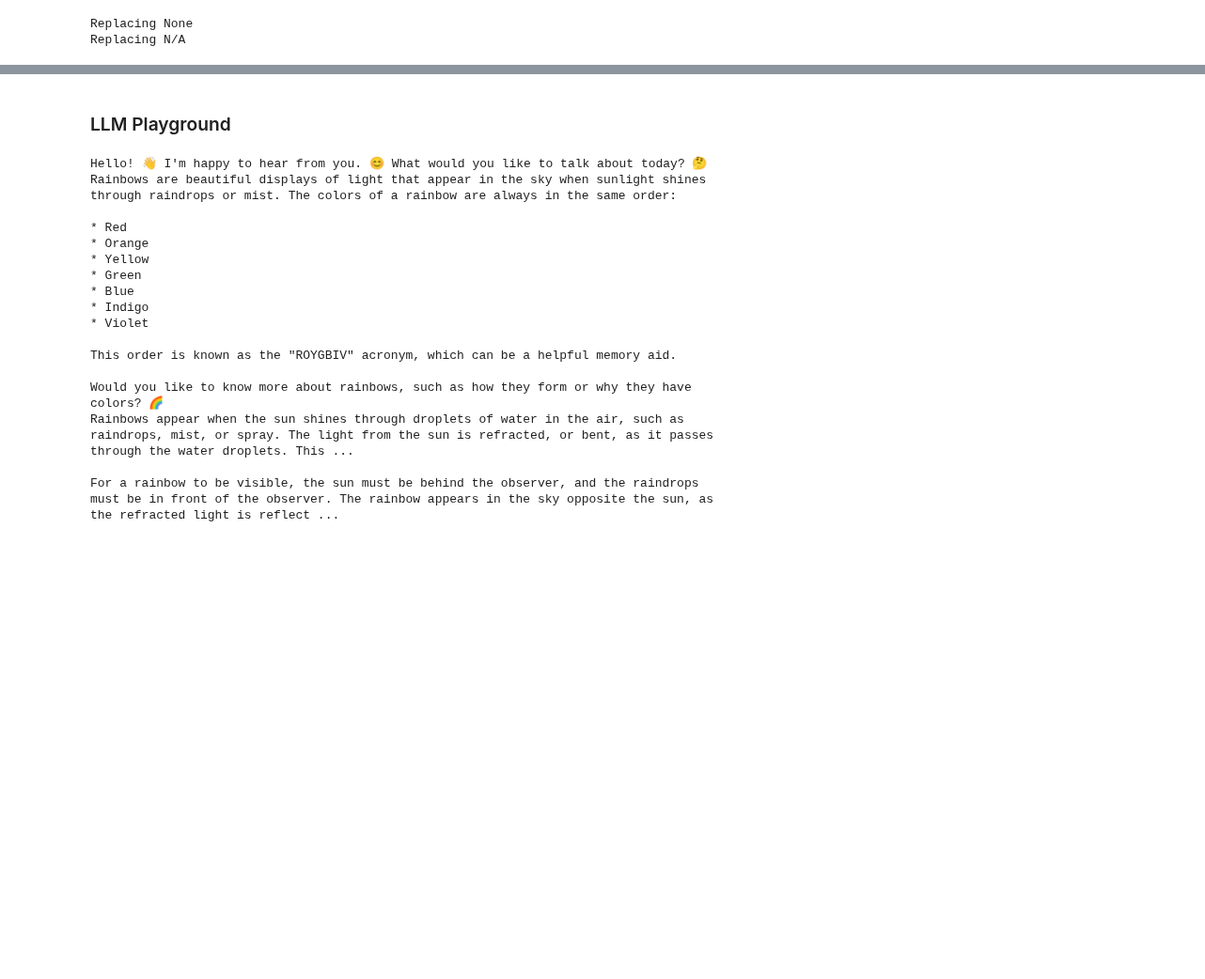
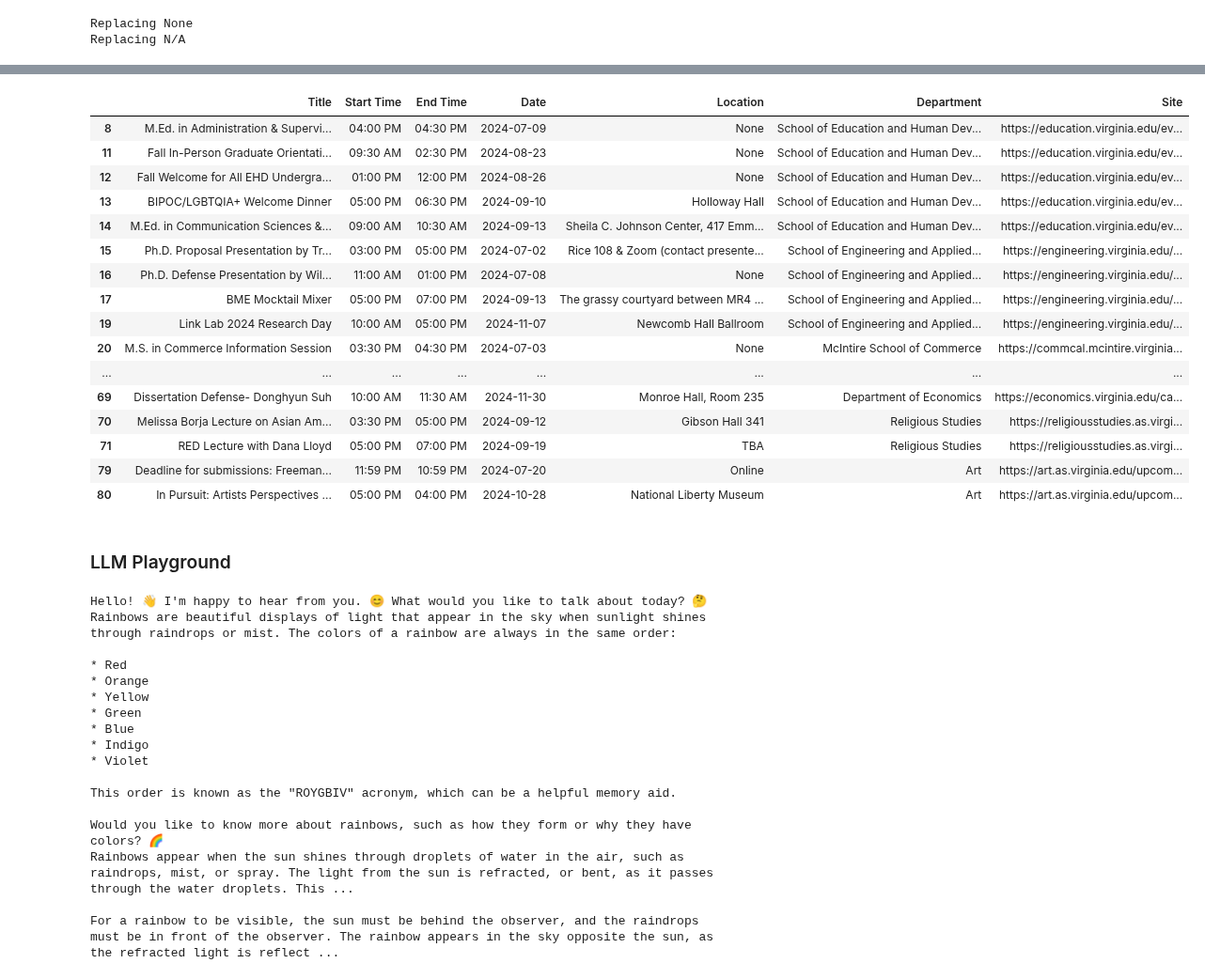
Before and after one commit to alzox/html2ai2json, a Jupyter notebook: pipeline_development.ipynb, the cells around one changed output, grey strips where cells are left out. Shown at 94% size. Cells and saved outputs as stored; diff of their text form; code cells hidden in the pictures; blank space fills up the shorter version.

```diff
--- a/pipeline_development.ipynb
+++ b/pipeline_development.ipynb
@@ -563,3 +594,23 @@ plt.hlines(10, -.5, 5, colors='r')
+# %%
+all_events_df
+# %% [output]
+|  | Title | Start Time | End Time | Date | Location | Department | Site |
+| 8 | M.Ed. in Administration & Supervi... | 04:00 PM | 04:30 PM | 2024-07-09 | None | School of Education and Human Dev... | https://education.virginia.edu/ev... |
+| 11 | Fall In-Person Graduate Orientati... | 09:30 AM | 02:30 PM | 2024-08-23 | None | School of Education and Human Dev... | https://education.virginia.edu/ev... |
+| 12 | Fall Welcome for All EHD Undergra... | 01:00 PM | 12:00 PM | 2024-08-26 | None | School of Education and Human Dev... | https://education.virginia.edu/ev... |
+| 13 | BIPOC/LGBTQIA+ Welcome Dinner | 05:00 PM | 06:30 PM | 2024-09-10 | Holloway Hall | School of Education and Human Dev... | https://education.virginia.edu/ev... |
+| 14 | M.Ed. in Communication Sciences &... | 09:00 AM | 10:30 AM | 2024-09-13 | Sheila C. Johnson Center, 417 Emm... | School of Education and Human Dev... | https://education.virginia.edu/ev... |
+| 15 | Ph.D. Proposal Presentation by Tr... | 03:00 PM | 05:00 PM | 2024-07-02 | Rice 108 & Zoom (contact presente... | School of Engineering and Applied... | https://engineering.virginia.edu/... |
+| 16 | Ph.D. Defense Presentation by Wil... | 11:00 AM | 01:00 PM | 2024-07-08 | None | School of Engineering and Applied... | https://engineering.virginia.edu/... |
+| 17 | BME Mocktail Mixer | 05:00 PM | 07:00 PM | 2024-09-13 | The grassy courtyard between MR4 ... | School of Engineering and Applied... | https://engineering.virginia.edu/... |
+| 19 | Link Lab 2024 Research Day | 10:00 AM | 05:00 PM | 2024-11-07 | Newcomb Hall Ballroom | School of Engineering and Applied... | https://engineering.virginia.edu/... |
+| 20 | M.S. in Commerce Information Session | 03:30 PM | 04:30 PM | 2024-07-03 | None | McIntire School of Commerce | https://commcal.mcintire.virginia... |
+| ... | ... | ... | ... | ... | ... | ... | ... |
+| 69 | Dissertation Defense- Donghyun Suh | 10:00 AM | 11:30 AM | 2024-11-30 | Monroe Hall, Room 235 | Department of Economics | https://economics.virginia.edu/ca... |
+| 70 | Melissa Borja Lecture on Asian Am... | 03:30 PM | 05:00 PM | 2024-09-12 | Gibson Hall 341 | Religious Studies | https://religiousstudies.as.virgi... |
+| 71 | RED Lecture with Dana Lloyd | 05:00 PM | 07:00 PM | 2024-09-19 | TBA | Religious Studies | https://religiousstudies.as.virgi... |
+| 79 | Deadline for submissions: Freeman... | 11:59 PM | 10:59 PM | 2024-07-20 | Online | Art | https://art.as.virginia.edu/upcom... |
+| 80 | In Pursuit: Artists Perspectives ... | 05:00 PM | 04:00 PM | 2024-10-28 | National Liberty Museum | Art | https://art.as.virginia.edu/upcom... |
 # %%
 nan_with_date_df = all_events_df[all_events_df["Date"].isna()]
 # %%
```
Also changed, not shown: parts of 16 cells of this notebook, 1 other file.
